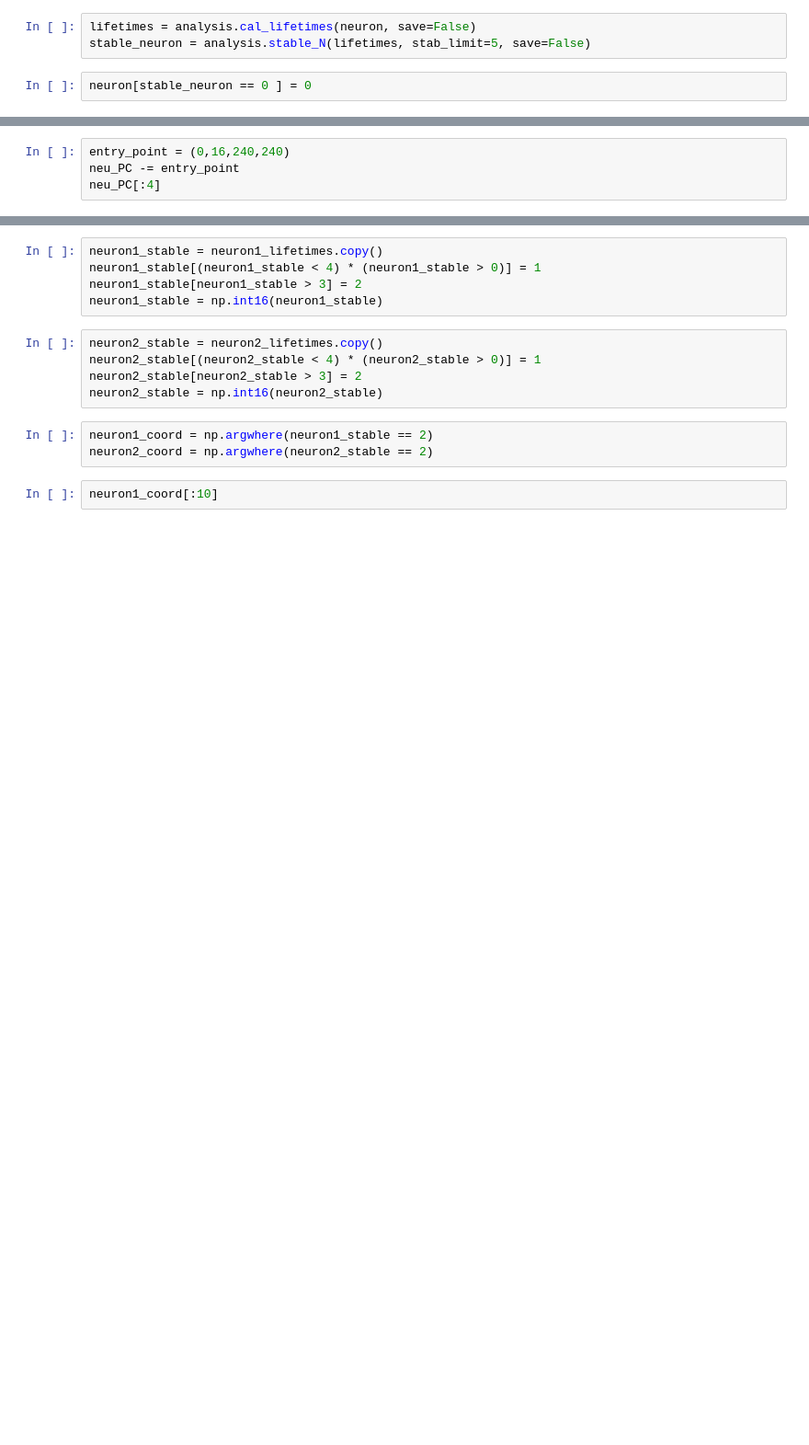
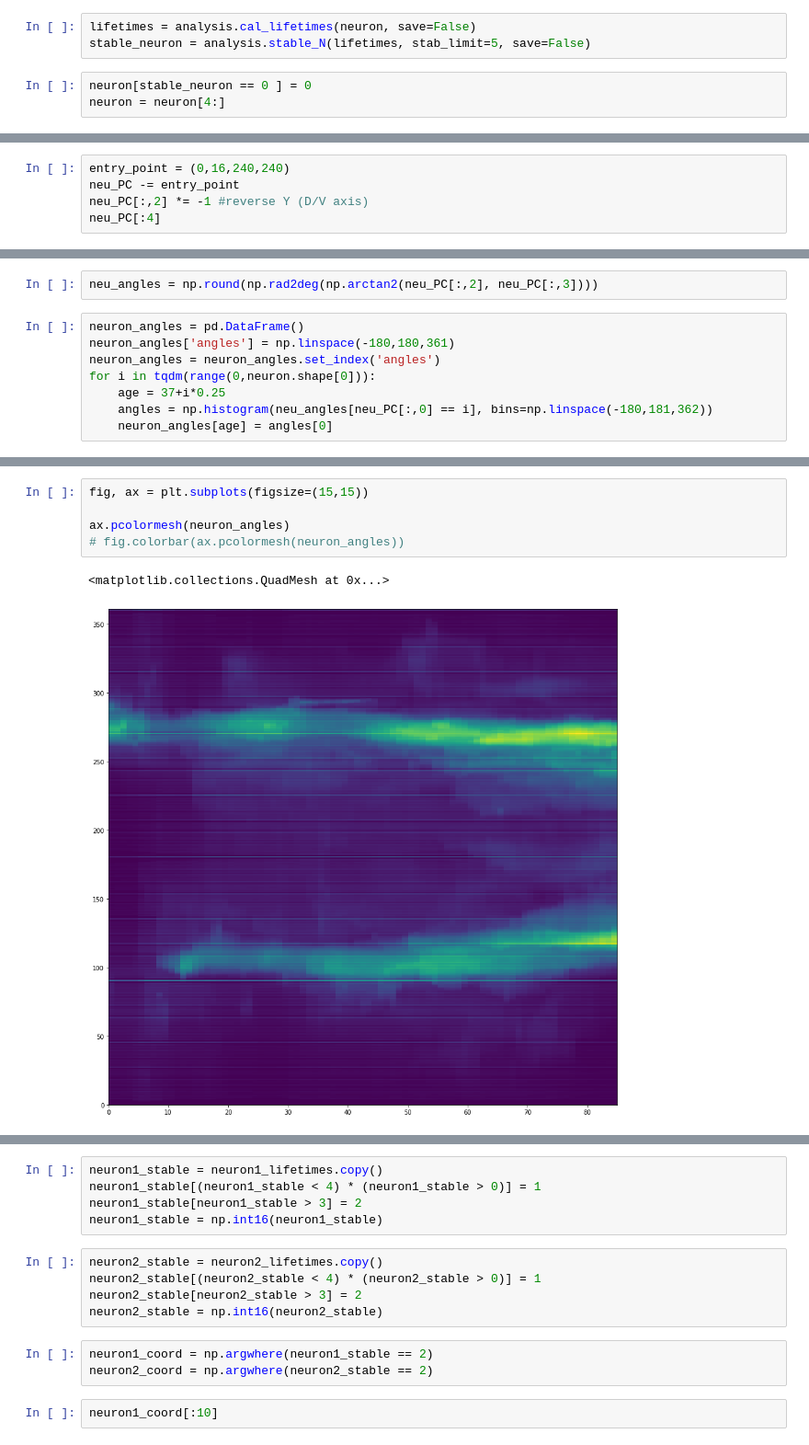
Before and after one commit to Asashou/TLI, a Jupyter notebook: pipeline/steps/directional_normalization.ipynb, the cells around one changed output, grey strips where cells are left out. Shown at 92% size. Drawn from its saved outputs; the diff is of its cells as text; blank space fills up the shorter version.

```diff
--- a/pipeline/steps/directional_normalization.ipynb
+++ b/pipeline/steps/directional_normalization.ipynb
@@ -22,5 +26,6 @@ lifetimes = analysis.cal_lifetimes(neuron, save=False)
 stable_neuron = analysis.stable_N(lifetimes, stab_limit=5, save=False)
 # %%
 neuron[stable_neuron == 0 ] = 0
+neuron = neuron[4:]
 # %%
 neu_PC = np.argwhere(neuron)
@@ -34,5 +38,6 @@ array([[  4,  15, 229, 235],
 # %%
 entry_point = (0,16,240,240)
 neu_PC -= entry_point
+neu_PC[:,2] *= -1 #reverse Y (D/V axis)
 neu_PC[:4]
 # %% [output]
@@ -42,0 +48,10 @@ array([[  4,  -1, -11,  -5],
+# %%
+neu_angles = np.round(np.rad2deg(np.arctan2(neu_PC[:,2], neu_PC[:,3])))
+# %%
+neuron_angles = pd.DataFrame()
+neuron_angles['angles'] = np.linspace(-180,180,361)
+neuron_angles = neuron_angles.set_index('angles')
+for i in tqdm(range(0,neuron.shape[0])):
+    age = 37+i*0.25
+    angles = np.histogram(neu_angles[neu_PC[:,0] == i], bins=np.linspace(-180,181,362))
+    neuron_angles[age] = angles[0]
@@ -42,0 +69,8 @@ array([[  4,  -1, -11,  -5],
+# %%
+fig, ax = plt.subplots(figsize=(15,15))
+
+ax.pcolormesh(neuron_angles)
+# fig.colorbar(ax.pcolormesh(neuron_angles))
+# %% [output]
+<matplotlib.collections.QuadMesh at 0x...>
+[figure, added]
```
Also changed, not shown: parts of 9 cells of this notebook, 4 other files.
